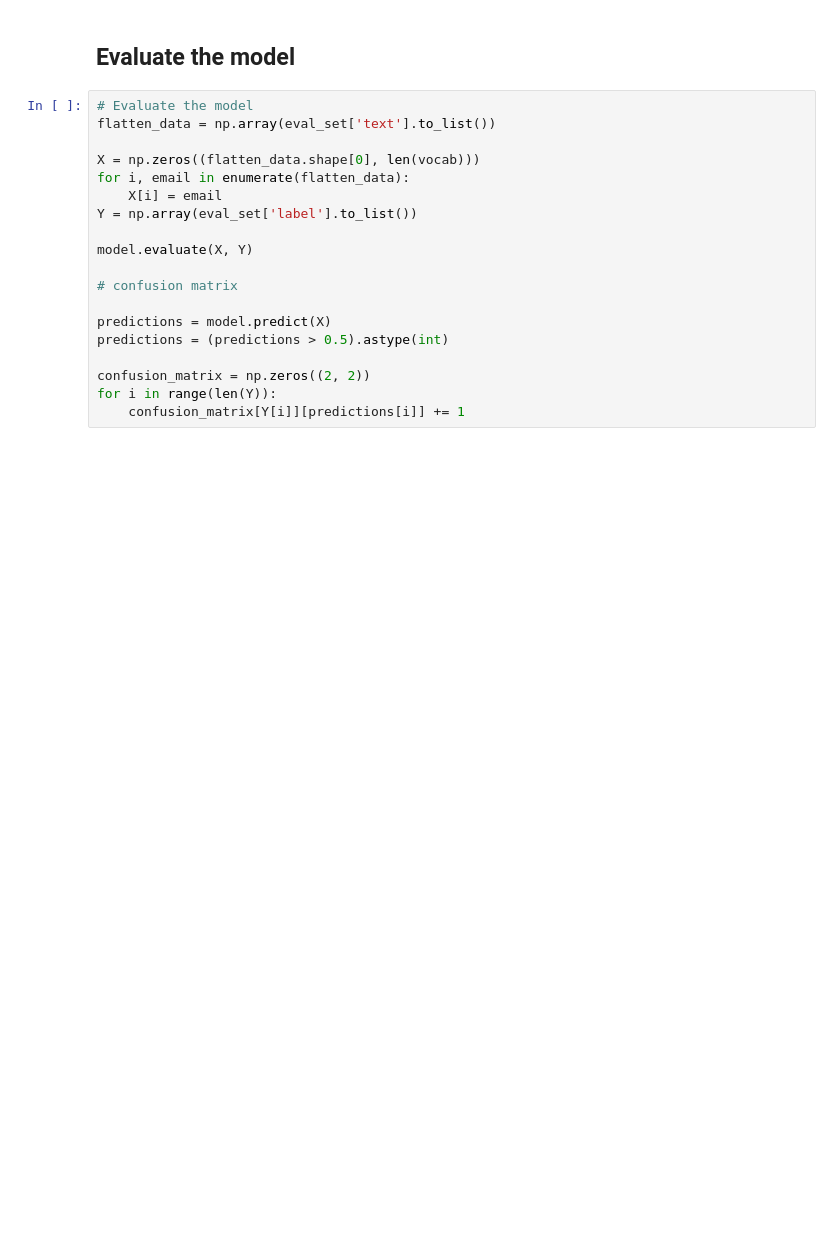
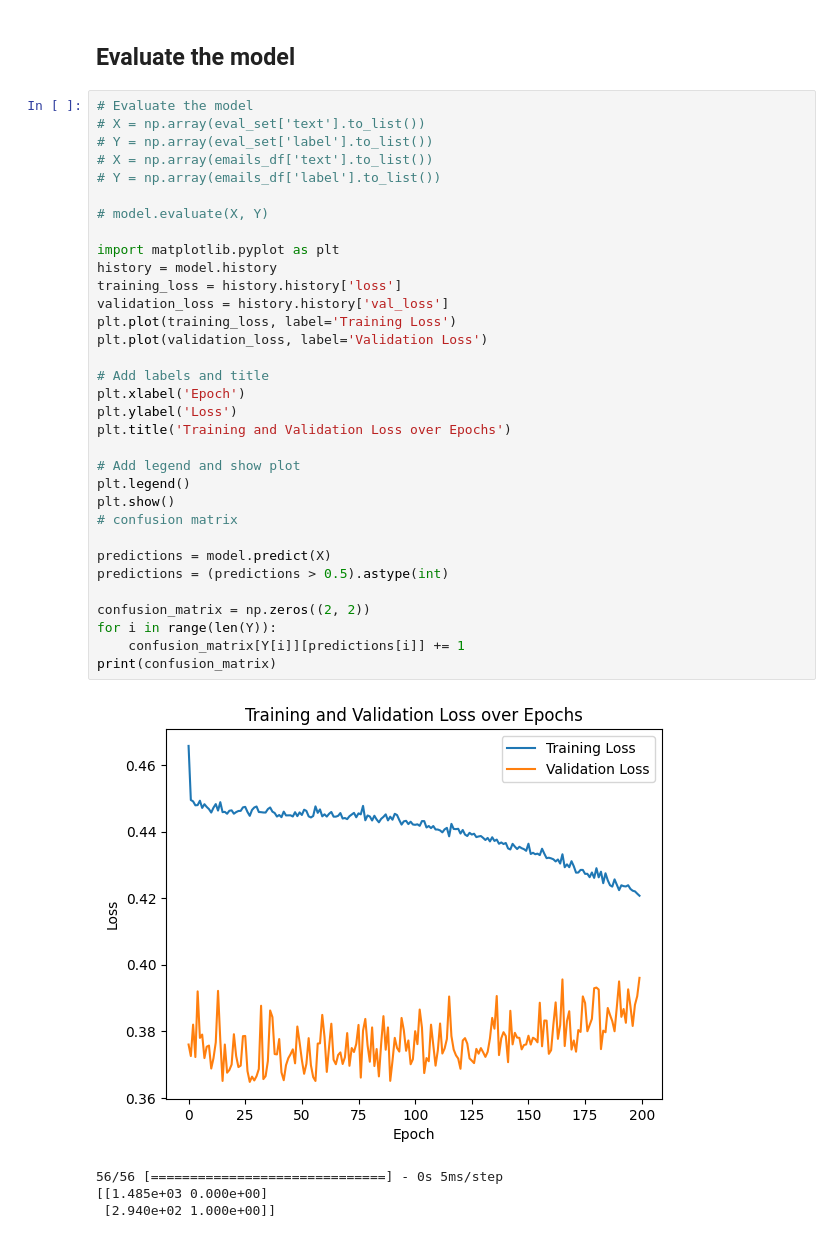
Before and after one commit to Crissomar1/AntiSpamAI, a Jupyter notebook: Proyect.ipynb, the cells around one changed output. Drawn from its saved outputs; the diff is of its cells as text; blank space fills up the shorter version.

```diff
--- a/Proyect.ipynb
+++ b/Proyect.ipynb
@@ -284,20 +290,39 @@ Test accuracy: 0.8288288116455078
 ## Evaluate the model
 # %%
 # Evaluate the model
-flatten_data = np.array(eval_set['text'].to_list())
+# X = np.array(eval_set['text'].to_list())
+# Y = np.array(eval_set['label'].to_list())
+# X = np.array(emails_df['text'].to_list())
+# Y = np.array(emails_df['label'].to_list())
 
-X = np.zeros((flatten_data.shape[0], len(vocab)))
-for i, email in enumerate(flatten_data):
-    X[i] = email
-Y = np.array(eval_set['label'].to_list())
+# model.evaluate(X, Y)
 
-model.evaluate(X, Y)
+import matplotlib.pyplot as plt
+history = model.history
+training_loss = history.history['loss']
+validation_loss = history.history['val_loss']
+plt.plot(training_loss, label='Training Loss')
+plt.plot(validation_loss, label='Validation Loss')
 
+# Add labels and title
+plt.xlabel('Epoch')
+plt.ylabel('Loss')
+plt.title('Training and Validation Loss over Epochs')
+
+# Add legend and show plot
+plt.legend()
+plt.show()
 # confusion matrix
 
 predictions = model.predict(X)
 predictions = (predictions > 0.5).astype(int)
 
 confusion_matrix = np.zeros((2, 2))
 for i in range(len(Y)):
     confusion_matrix[Y[i]][predictions[i]] += 1
+print(confusion_matrix)
+# %% [output]
+[figure, added]
+56/56 [==============================] - 0s 5ms/step
+[[1.485e+03 0.000e+00]
+ [2.940e+02 1.000e+00]]
```
Also changed, not shown: parts of 6 cells of this notebook.
